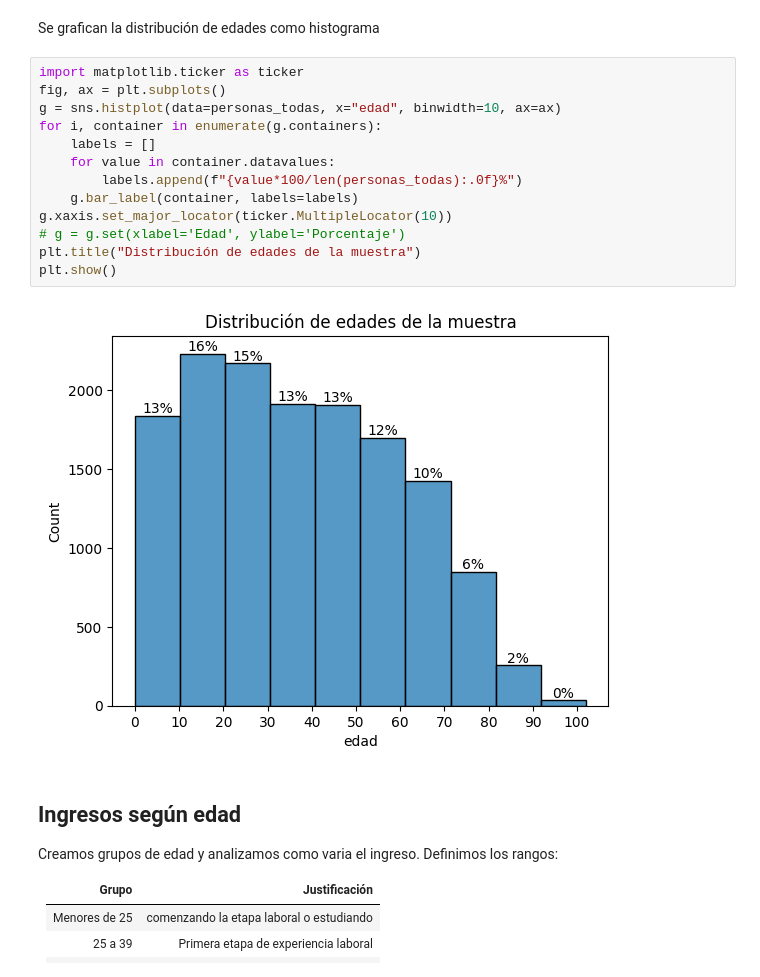
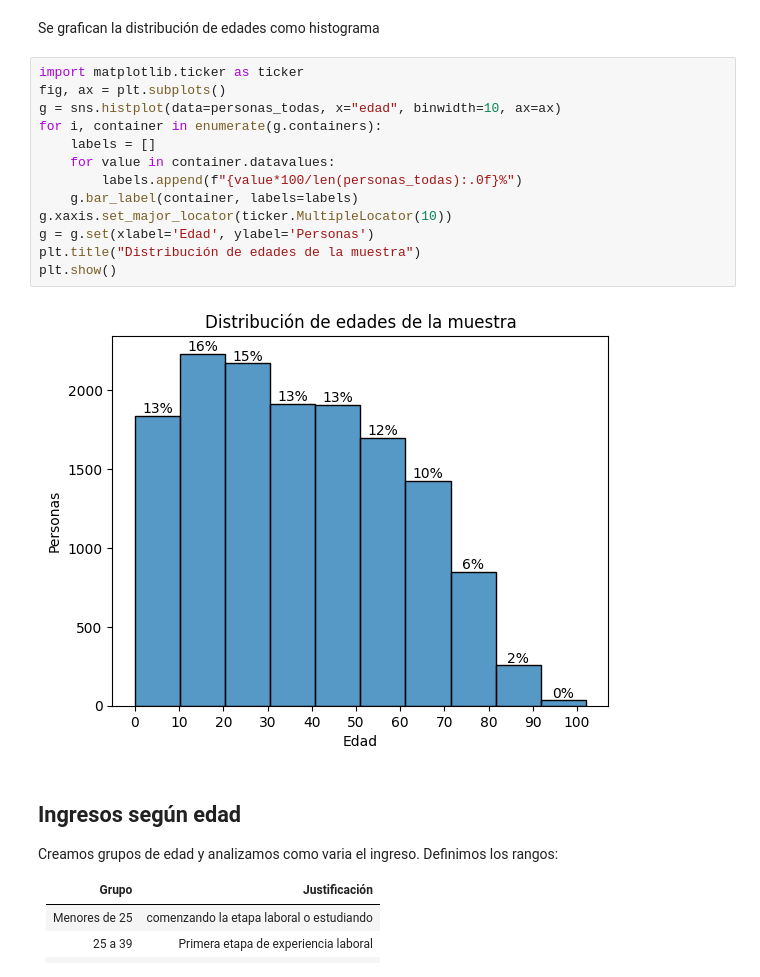
Before and after one commit to LMatiPerez/AnalisisDeDatosI_G5, a Jupyter notebook: procesamiento_bases.ipynb, the cells around one changed output. Drawn from its saved outputs; the diff is of its cells as text.

Commit message:
Distribución por edad - Corrección etiquetas

```diff
--- a/procesamiento_bases.ipynb
+++ b/procesamiento_bases.ipynb
@@ -475,18 +475,18 @@ Se grafican la distribución de edades como histograma
 # %%
 import matplotlib.ticker as ticker
 fig, ax = plt.subplots()
 g = sns.histplot(data=personas_todas, x="edad", binwidth=10, ax=ax)
 for i, container in enumerate(g.containers):
     labels = []
     for value in container.datavalues:
         labels.append(f"{value*100/len(personas_todas):.0f}%")
     g.bar_label(container, labels=labels)
 g.xaxis.set_major_locator(ticker.MultipleLocator(10))
-# g = g.set(xlabel='Edad', ylabel='Porcentaje')
+g = g.set(xlabel='Edad', ylabel='Personas')
 plt.title("Distribución de edades de la muestra")
 plt.show()
 # %% [output]
-[figure, old version]
+[figure, new version]
 # %% [markdown]
 ## Ingresos según edad
 
```
